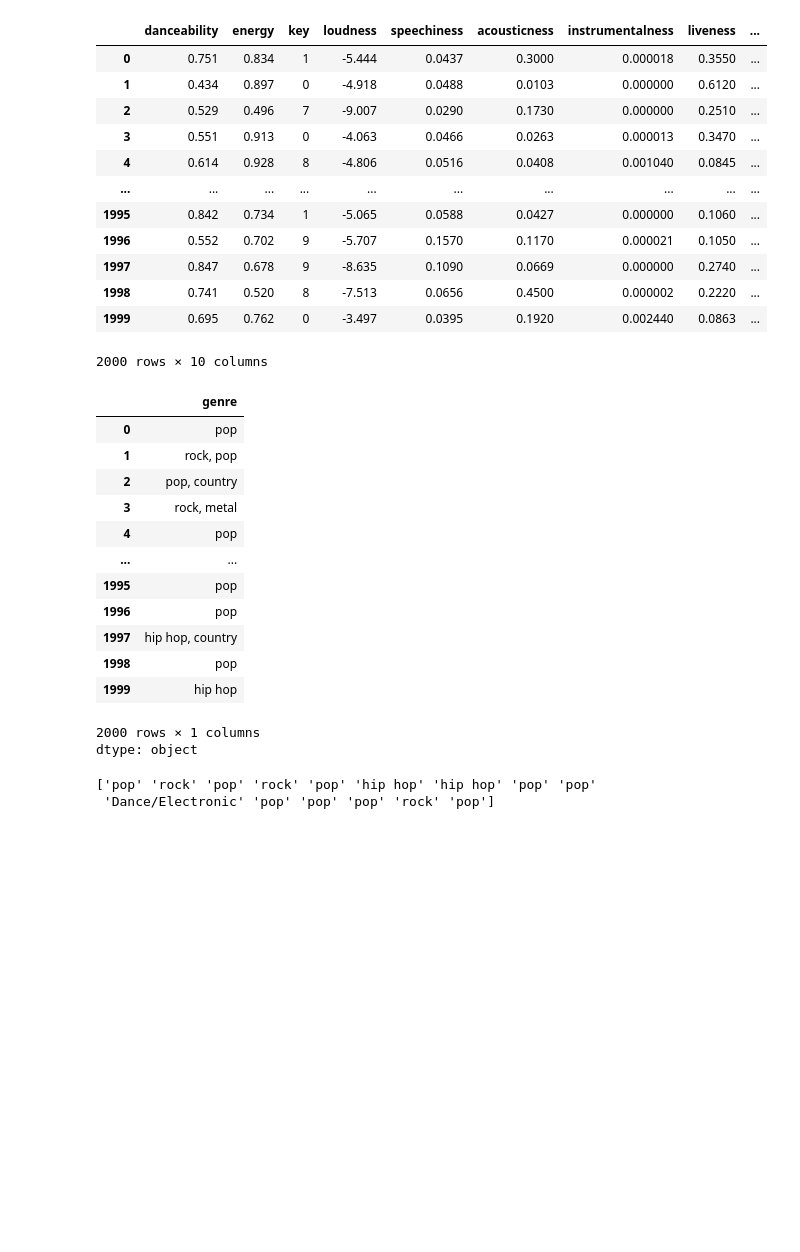
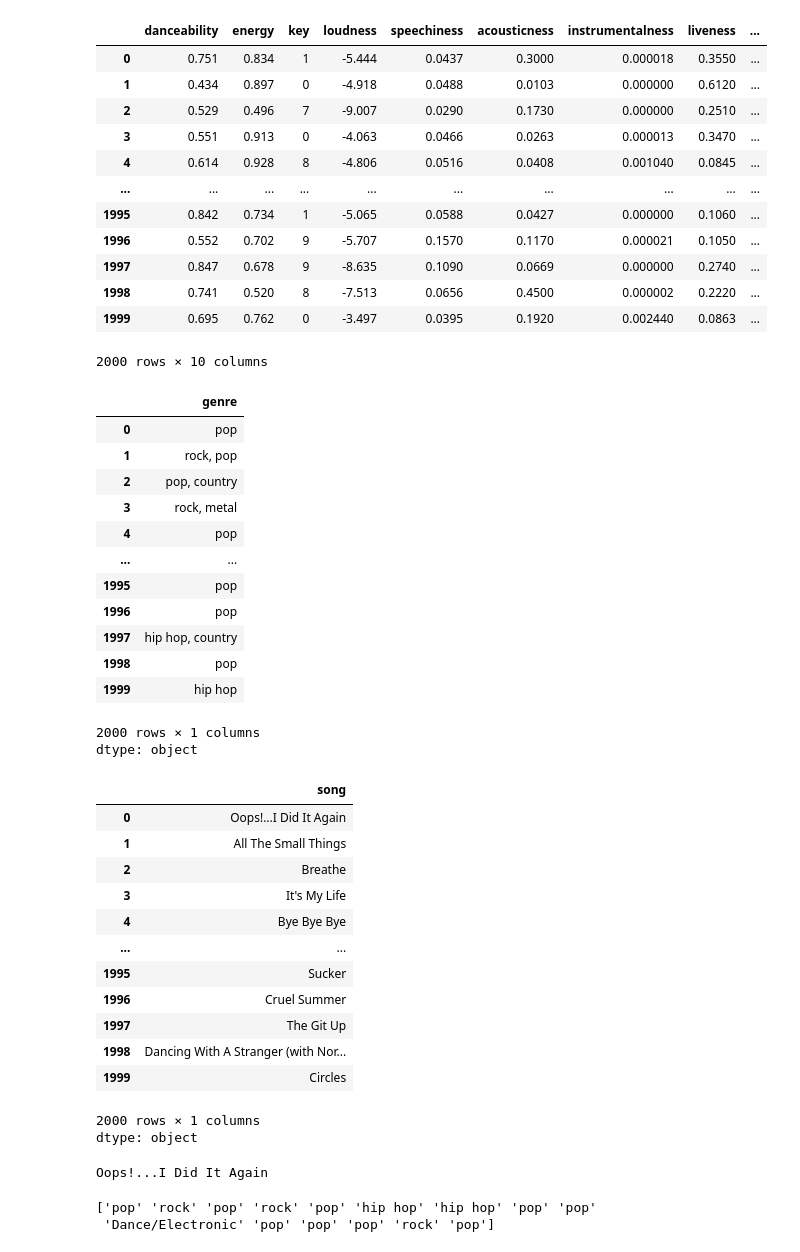
Before and after one commit to kylama/musicrecognition, a Jupyter notebook: MaSridharMusicCategorizationKNN.ipynb, the cells around one changed output. Cells and saved outputs as stored; diff of their text form; code cells hidden in the pictures; blank space fills up the shorter version.

```diff
--- a/MaSridharMusicCategorizationKNN.ipynb
+++ b/MaSridharMusicCategorizationKNN.ipynb
@@ -18,37 +19,55 @@ df = pd.read_csv('songs_normalize.csv')
 
 xDf = df[['danceability', 'energy', 'key', 'loudness', 'speechiness', 'acousticness', 'instrumentalness', 'liveness', 'valence', 'tempo']]
 yDf = df['genre']
+songDf = df['song']
 
 display(xDf)
 display(yDf)
+display(songDf)
+print(songDf[0])
 # %% [output]
 |  | danceability | energy | key | loudness | speechiness | acousticness | instrumentalness | liveness | ... |
 | 0 | 0.751 | 0.834 | 1 | -5.444 | 0.0437 | 0.3000 | 0.000018 | 0.3550 | ... |
 | 1 | 0.434 | 0.897 | 0 | -4.918 | 0.0488 | 0.0103 | 0.000000 | 0.6120 | ... |
 | 2 | 0.529 | 0.496 | 7 | -9.007 | 0.0290 | 0.1730 | 0.000000 | 0.2510 | ... |
 | 3 | 0.551 | 0.913 | 0 | -4.063 | 0.0466 | 0.0263 | 0.000013 | 0.3470 | ... |
 | 4 | 0.614 | 0.928 | 8 | -4.806 | 0.0516 | 0.0408 | 0.001040 | 0.0845 | ... |
 | ... | ... | ... | ... | ... | ... | ... | ... | ... | ... |
 | 1995 | 0.842 | 0.734 | 1 | -5.065 | 0.0588 | 0.0427 | 0.000000 | 0.1060 | ... |
 | 1996 | 0.552 | 0.702 | 9 | -5.707 | 0.1570 | 0.1170 | 0.000021 | 0.1050 | ... |
 | 1997 | 0.847 | 0.678 | 9 | -8.635 | 0.1090 | 0.0669 | 0.000000 | 0.2740 | ... |
 | 1998 | 0.741 | 0.520 | 8 | -7.513 | 0.0656 | 0.4500 | 0.000002 | 0.2220 | ... |
 | 1999 | 0.695 | 0.762 | 0 | -3.497 | 0.0395 | 0.1920 | 0.002440 | 0.0863 | ... |
 2000 rows × 10 columns
 |  | genre |
 | 0 | pop |
 | 1 | rock, pop |
 | 2 | pop, country |
 | 3 | rock, metal |
 | 4 | pop |
 | ... | ... |
 | 1995 | pop |
 | 1996 | pop |
 | 1997 | hip hop, country |
 | 1998 | pop |
 | 1999 | hip hop |
 2000 rows × 1 columns
 dtype: object
+|  | song |
+| 0 | Oops!...I Did It Again |
+| 1 | All The Small Things |
+| 2 | Breathe |
+| 3 | It's My Life |
+| 4 | Bye Bye Bye |
+| ... | ... |
+| 1995 | Sucker |
+| 1996 | Cruel Summer |
+| 1997 | The Git Up |
+| 1998 | Dancing With A Stranger (with Nor... |
+| 1999 | Circles |
+2000 rows × 1 columns
+dtype: object
+Oops!...I Did It Again
 # %%
 y_relationship = np.reshape(yDf, (len(yDf), ))
 for i, value in enumerate(yDf):
```
Also changed, not shown: parts of 5 cells of this notebook.
